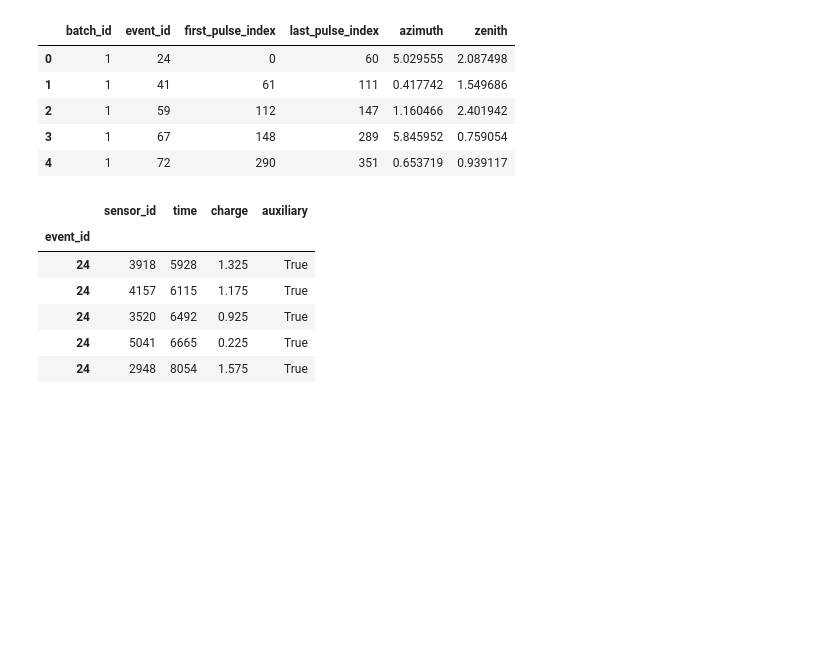
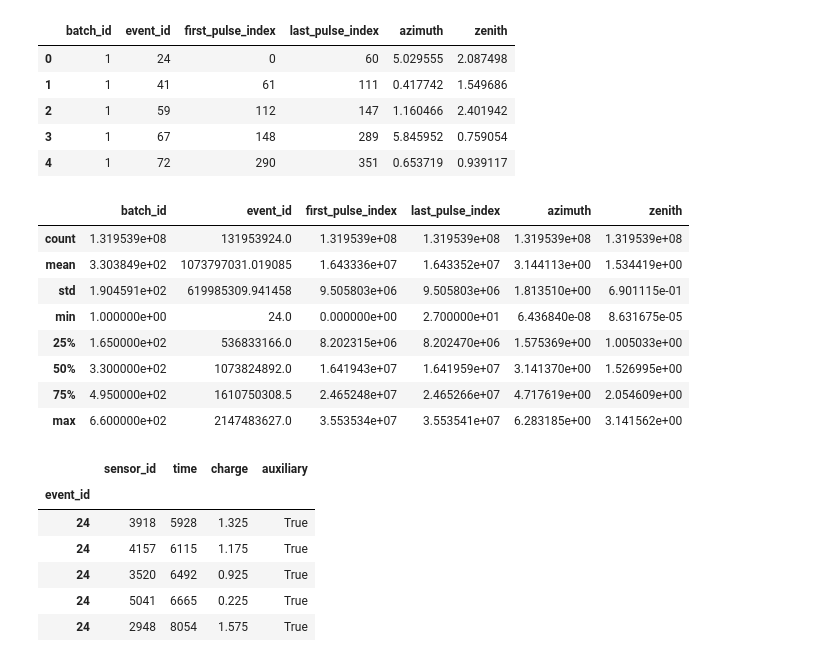
Before and after one commit to Anjum48/icecube-neutrinos-in-deep-ice, a Jupyter notebook: notebooks/eda.ipynb, the cells around one changed output. Saved outputs shown, nothing was run; the diff lists cells and outputs as text; code cells hidden in the pictures; blank space fills up the shorter version.

```diff
--- a/notebooks/eda.ipynb
+++ b/notebooks/eda.ipynb
@@ -112,6 +113,18 @@ meta.head()
 | 2 | 1 | 59 | 112 | 147 | 1.160466 | 2.401942 |
 | 3 | 1 | 67 | 148 | 289 | 5.845952 | 0.759054 |
 | 4 | 1 | 72 | 290 | 351 | 0.653719 | 0.939117 |
+# %%
+meta.describe()
+# %% [output]
+|  | batch_id | event_id | first_pulse_index | last_pulse_index | azimuth | zenith |
+| count | 1.319539e+08 | 131953924.0 | 1.319539e+08 | 1.319539e+08 | 1.319539e+08 | 1.319539e+08 |
+| mean | 3.303849e+02 | 1073797031.019085 | 1.643336e+07 | 1.643352e+07 | 3.144113e+00 | 1.534419e+00 |
+| std | 1.904591e+02 | 619985309.941458 | 9.505803e+06 | 9.505803e+06 | 1.813510e+00 | 6.901115e-01 |
+| min | 1.000000e+00 | 24.0 | 0.000000e+00 | 2.700000e+01 | 6.436840e-08 | 8.631675e-05 |
+| 25% | 1.650000e+02 | 536833166.0 | 8.202315e+06 | 8.202470e+06 | 1.575369e+00 | 1.005033e+00 |
+| 50% | 3.300000e+02 | 1073824892.0 | 1.641943e+07 | 1.641959e+07 | 3.141370e+00 | 1.526995e+00 |
+| 75% | 4.950000e+02 | 1610750308.5 | 2.465248e+07 | 2.465266e+07 | 4.717619e+00 | 2.054609e+00 |
+| max | 6.600000e+02 | 2147483627.0 | 3.553534e+07 | 3.553541e+07 | 6.283185e+00 | 3.141562e+00 |
 # %%
 batch.head()
 # %% [output]
```
Also changed, not shown: parts of 1 cell of this notebook, 8 other files.
